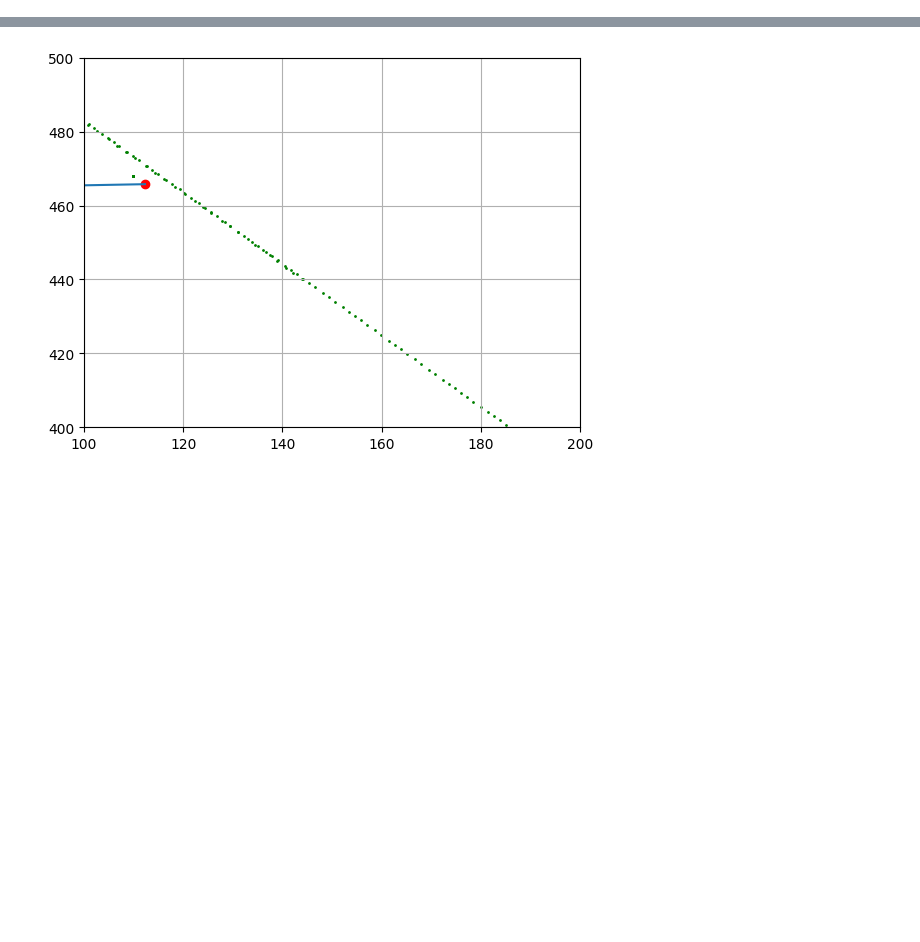
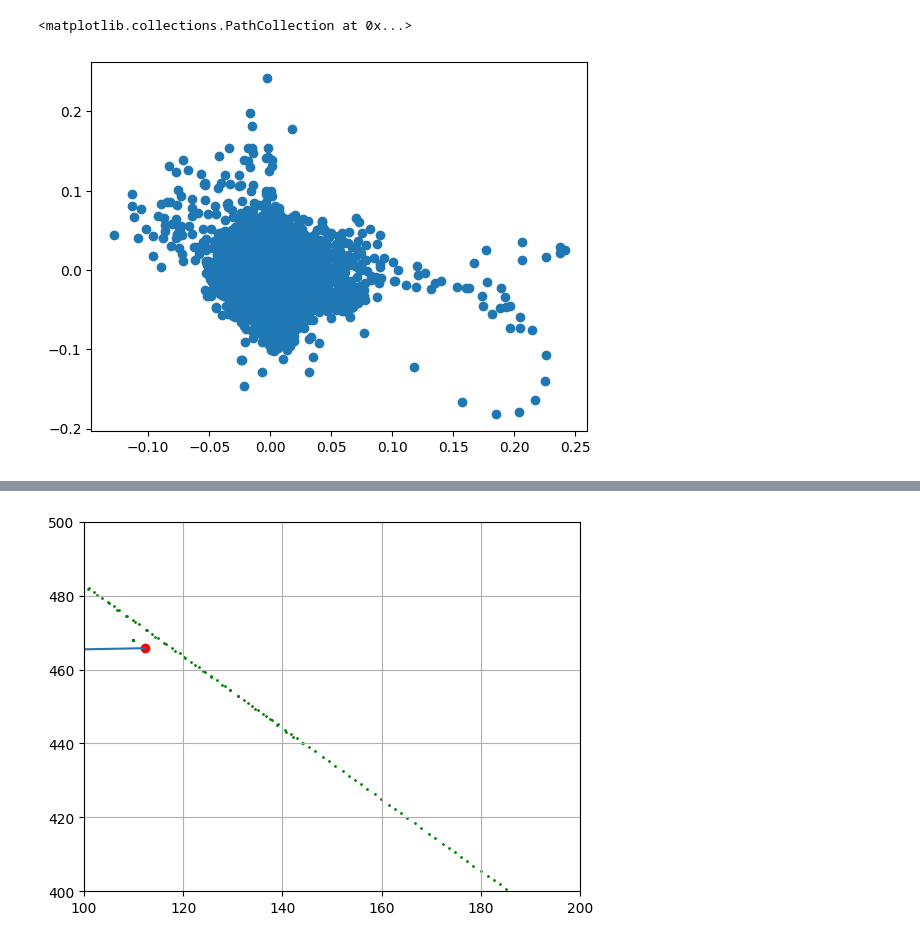
Before and after one commit to Bgon01/Data3001-capstone, a Jupyter notebook: eda/eda.ipynb, the cells around one changed output, grey strips where cells are left out. Saved outputs shown, nothing was run; the diff lists cells and outputs as text; code cells hidden in the pictures; blank space fills up the shorter version.

```diff
--- a/eda/eda.ipynb
+++ b/eda/eda.ipynb
@@ -31,0 +39,5 @@ line_df = fetch_data_csv('f1sim-ref-line.csv')
+# %%
+plt.scatter(f1_2023_df['PITCH'], f1_2023_df['ROLL'])
+# %% [output]
+<matplotlib.collections.PathCollection at 0x...>
+[figure, added]
```
Also changed, not shown: parts of 19 cells of this notebook, 2 other files.
